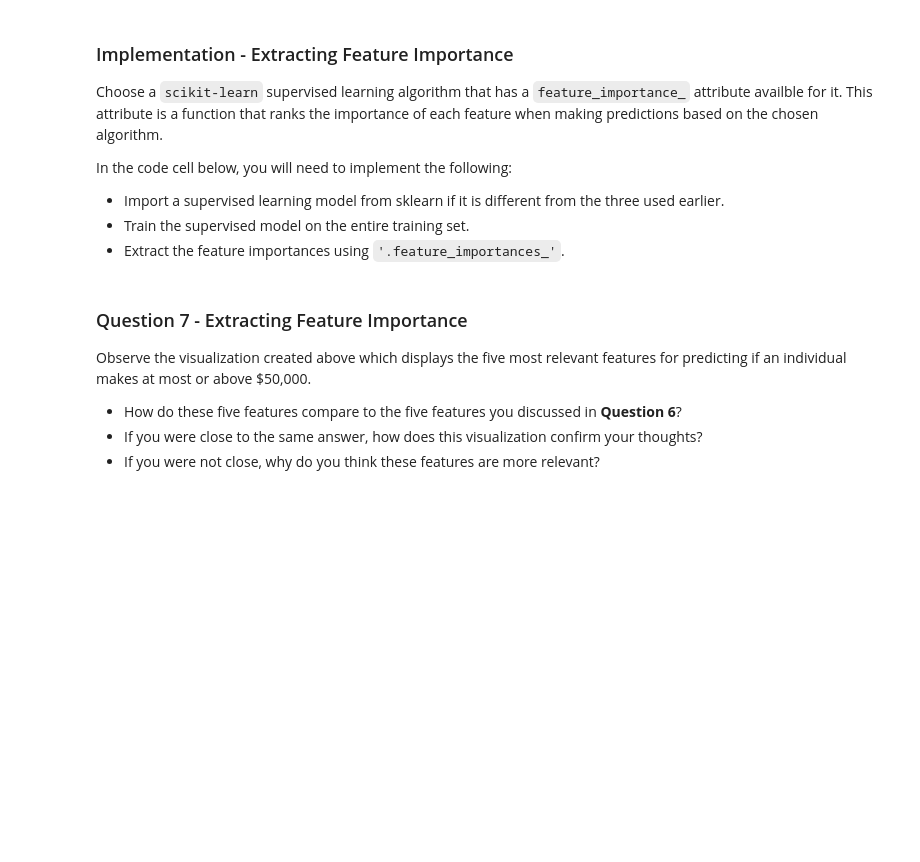
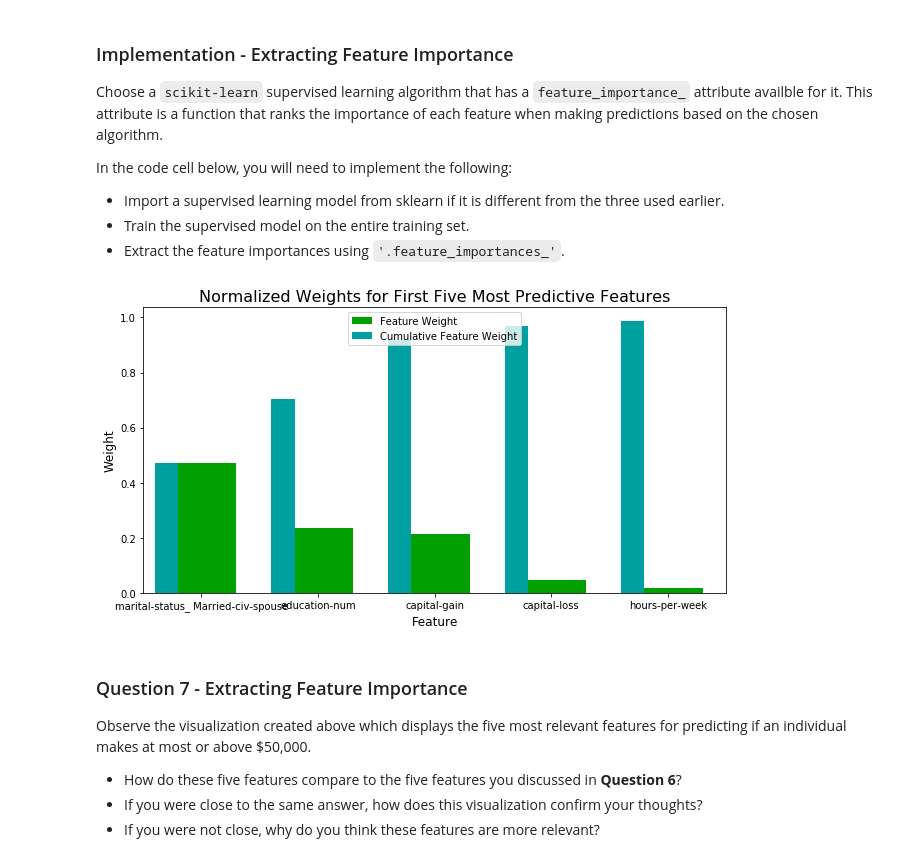
Before and after one commit to gotamist/other, a Jupyter notebook: finding_donors/finding_donors.ipynb, the cells around one changed output. Saved outputs shown, nothing was run; the diff lists cells and outputs as text; code cells hidden in the pictures; blank space fills up the shorter version.

```diff
--- a/finding_donors/finding_donors.ipynb
+++ b/finding_donors/finding_donors.ipynb
@@ -567,15 +599,18 @@ In the code cell below, you will need to implement the following:
 # %%
 # TODO: Import a supervised learning model that has 'feature_importances_'
 
 
 # TODO: Train the supervised model on the training set using .fit(X_train, y_train)
-model = None
+model =  DecisionTreeClassifier( max_depth=5, random_state =0 )
+model.fit(X_train, y_train)
 
 # TODO: Extract the feature importances using .feature_importances_
-importances = None
+importances = model.feature_importances_
 
 # Plot
 vs.feature_plot(importances, X_train, y_train)
+# %% [output]
+[figure, added]
 # %% [markdown]
 ### Question 7 - Extracting Feature Importance
 
```
Also changed, not shown: parts of 17 cells of this notebook.
